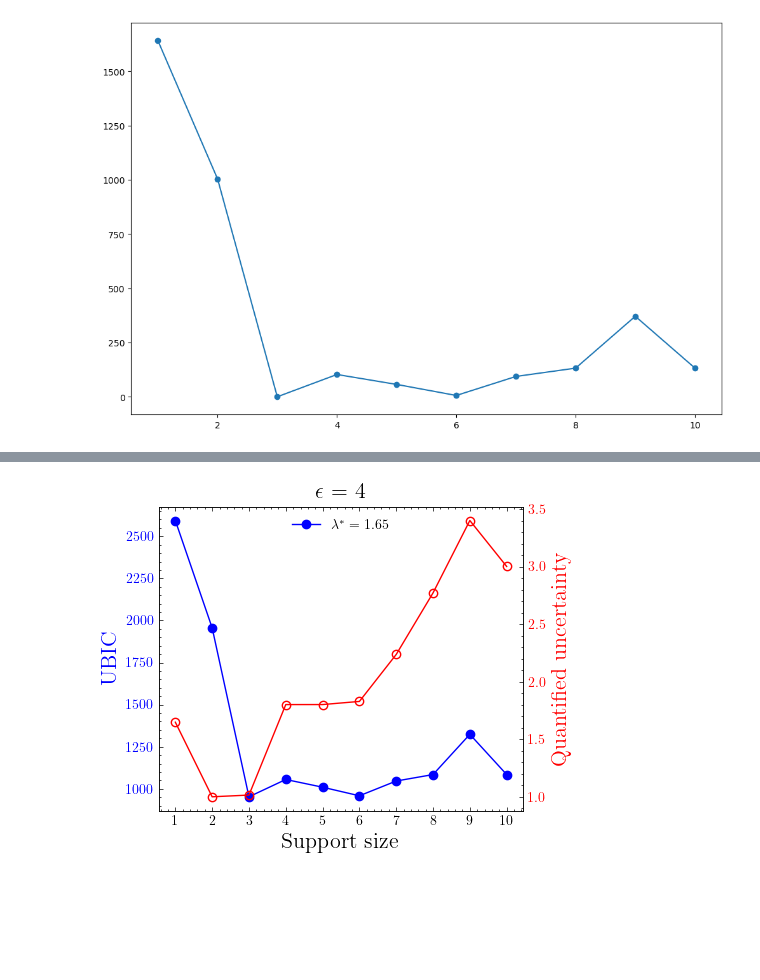
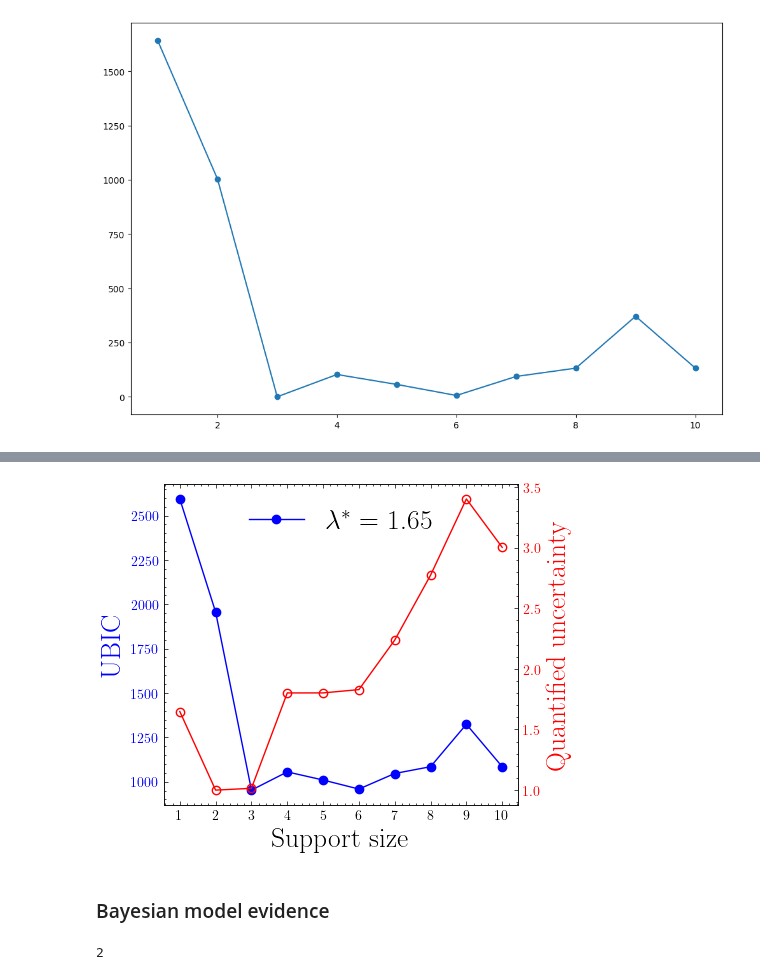
Before and after one commit to Pongpisit-Thanasutives/parametric-discovery, a Jupyter notebook: Spatial_Advection_Diffusion_WeakLib_KRR-DEV3.ipynb, the cells around one changed output, grey strips where cells are left out. Saved outputs shown, nothing was run; the diff lists cells and outputs as text; code cells hidden in the pictures; blank space fills up the shorter version.

```diff
--- a/Spatial_Advection_Diffusion_WeakLib_KRR-DEV3.ipynb
+++ b/Spatial_Advection_Diffusion_WeakLib_KRR-DEV3.ipynb
@@ -300,6 +302,9 @@ while True:
     while i in counter:
         i = np.random.choice(len(Theta_grouped))
 
+with open('./Datasets/cache/ad_candidates.pkl', 'rb') as _:
+    candidates = pickle.load(_)
+
 candidates
 # %% [output]
 Set parameter Username
@@ -598,10 +603,10 @@ def conditional_argmin(ics, valid_indices=None):
         return am
     else:
         assert len(valid_indices) > 0 and len(set(valid_indices)-set(np.arange(len(ics)))) == 0
-        # return valid_indices[np.argmin(abs(valid_indices-np.argmin(ics)))] # (ALSO WORKS)
         # return max(valid_indices[np.where(valid_indices<=np.argmin(ics))[0]])
-        for idx in np.argsort(ics):
-            if idx in valid_indices and idx <= am: return idx
+        # for idx in np.argsort(ics):
+            # if idx in valid_indices and idx <= am: return idx
+        return valid_indices[np.argmin(abs(valid_indices-np.argmin(ics)))]
 valid_indices = np.array(valid_indices) # None
 
 verbose = True
@@ -720,33 +725,33 @@ plt.plot(complexities, uncertainties, '-o'); plt.show()
 # %%
 import getpass
 import scienceplots
 fs = 20
 with plt.style.context('science'):
     fig, ax = plt.subplots(figsize=(5, 4))
 
     color = 'blue'
     ax.set_xlabel('Support size', fontsize=fs)
     ax.set_ylabel('UBIC', color=color, fontsize=fs)
     ax.plot(complexities, ubic_plot, '-o', color=color, label='$\lambda^{*} = $' + ' ' + str(abs(round(lam_plot, 2))))
     ax.tick_params(axis='y', labelcolor=color)
     ax.set_xticks(complexities)
-    ax.set_title(f"$\epsilon$ = {noise_lv}", fontsize=fs)
+    # ax.set_title(f"$\epsilon$ = {noise_lv}", fontsize=fs)
 
     axp = ax.twinx()
     color = 'red'
     axp.set_ylabel('Quantified uncertainty', color=color, fontsize=fs)
     axp.plot(complexities, uncertainties, '-o', color=color, markerfacecolor="None")
     axp.tick_params(axis='y', labelcolor=color)
 
     ax.legend(fontsize=fs, loc='upper center')
     fig.tight_layout()
-    plt.savefig(f"/Users/{getpass.getuser()}/Documents/latex/UBIC-ACML/figures/ad_ubic_noise{noise_lv}.pdf")
-    plt.savefig(f"/Users/{getpass.getuser()}/Documents/latex/UBIC-ACML/figures/ad_ubic_noise{noise_lv}.png", dpi=300)
-    plt.savefig(f"/Users/{getpass.getuser()}/Documents/latex/ML4PS/figures/ad_ubic_noise{noise_lv}.pdf")
-    plt.savefig(f"/Users/{getpass.getuser()}/Documents/latex/ML4PS/figures/ad_ubic_noise{noise_lv}.png", dpi=300)
+#     plt.savefig(f"/Users/{getpass.getuser()}/Documents/latex/UBIC-ACML/figures/ad_ubic_noise{noise_lv}.pdf")
+#     plt.savefig(f"/Users/{getpass.getuser()}/Documents/latex/UBIC-ACML/figures/ad_ubic_noise{noise_lv}.png", dpi=300)
+#     plt.savefig(f"/Users/{getpass.getuser()}/Documents/latex/ML4PS/figures/ad_ubic_noise{noise_lv}.pdf")
+#     plt.savefig(f"/Users/{getpass.getuser()}/Documents/latex/ML4PS/figures/ad_ubic_noise{noise_lv}.png", dpi=300)
     plt.show()
 # %% [output]
-[figure, old version]
+[figure, new version]
 # %%
 # Computational time
 # CPU times: user 9.71 s, sys: 11.5 ms, total: 9.72 s
@@ -758,3 +763,5 @@ with plt.style.context('science'):
 # note: epsilon = 1e-5
 # metric learning not sure ... (optional)
 # target PDEs Parametric Burgers, AD, KS + (Burgers&KS for ordinary PDEs)
+# %% [markdown]
+### Bayesian model evidence
@@ -760,0 +813,20 @@ with plt.style.context('science'):
+# %%
+# 1.94 sec
+mean_log_evidences = []
+mean_bics = []
+for eff_indices in sorted(candidates, key=len):
+    evi = 0
+    bic = 0
+    for j in range(len(Theta_grouped)):
+        evi_j, posterior_xi_j = log_evidence(Theta_grouped[j][:, eff_indices], Ut_grouped[j], v=sel_v, standardize=False)
+        bic_j = BIC_AIC(Theta_grouped[j][:, eff_indices]@posterior_xi_j,
+                        Ut_grouped[j], len(eff_indices))[0]
+        evi += evi_j
+        bic += bic_j
+    evi /= len(Theta_grouped)
+    bic /= len(Theta_grouped)
+    mean_log_evidences.append(evi)
+    mean_bics.append(bic)
+np.argmax(mean_log_evidences)
+# %% [output]
+2
```
Also changed, not shown: parts of 9 cells of this notebook, 6 other files.
